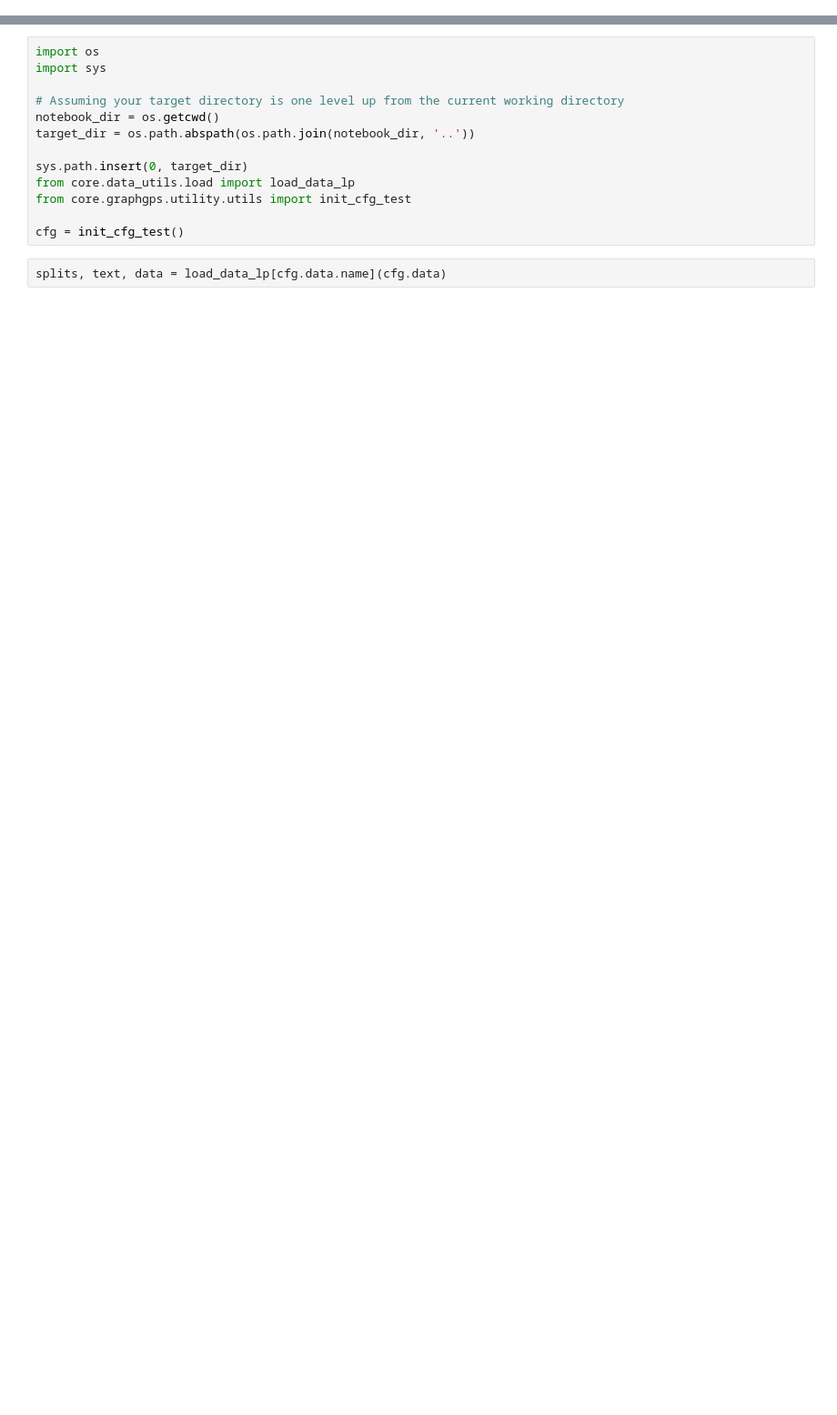
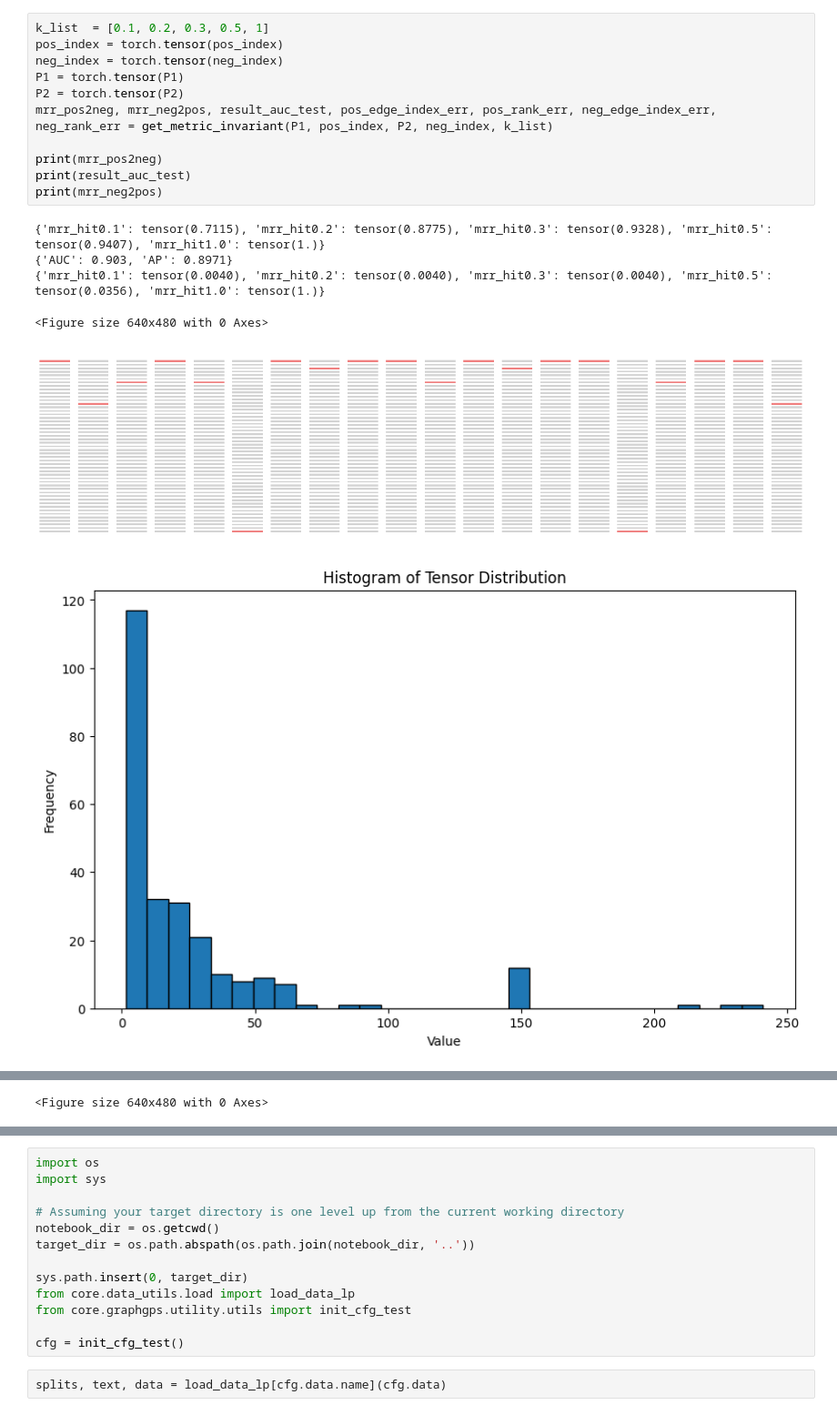
Before and after one commit to csanders90/TAPE, a Jupyter notebook: analysis/llama_cora.ipynb, the cells around one changed output, grey strips where cells are left out. Shown at 91% size. Cells and saved outputs as stored; diff of their text form; blank space fills up the shorter version.

```diff
--- a/analysis/llama_cora.ipynb
+++ b/analysis/llama_cora.ipynb
@@ -103,0 +44,18 @@ best_accuracy: 0.8458498023715415, best_threshold: 0.19191919191919193
+# %%
+k_list  = [0.1, 0.2, 0.3, 0.5, 1]
+pos_index = torch.tensor(pos_index)
+neg_index = torch.tensor(neg_index)
+P1 = torch.tensor(P1)
+P2 = torch.tensor(P2)
+mrr_pos2neg, mrr_neg2pos, result_auc_test, pos_edge_index_err, pos_rank_err, neg_edge_index_err, neg_rank_err = get_metric_invariant(P1, pos_index, P2, neg_index, k_list)
+
+print(mrr_pos2neg)
+print(result_auc_test)
+print(mrr_neg2pos)
+# %% [output]
+{'mrr_hit0.1': tensor(0.7115), 'mrr_hit0.2': tensor(0.8775), 'mrr_hit0.3': tensor(0.9328), 'mrr_hit0.5': tensor(0.9407), 'mrr_hit1.0': tensor(1.)}
+{'AUC': 0.903, 'AP': 0.8971}
+{'mrr_hit0.1': tensor(0.0040), 'mrr_hit0.2': tensor(0.0040), 'mrr_hit0.3': tensor(0.0040), 'mrr_hit0.5': tensor(0.0356), 'mrr_hit1.0': tensor(1.)}
+<Figure size 640x480 with 0 Axes>
+[figure, added]
+[figure, added]
@@ -103,0 +63 @@ best_accuracy: 0.8458498023715415, best_threshold: 0.19191919191919193
+<Figure size 640x480 with 0 Axes>
```
Also changed, not shown: parts of 16 cells of this notebook, 5 other files.
